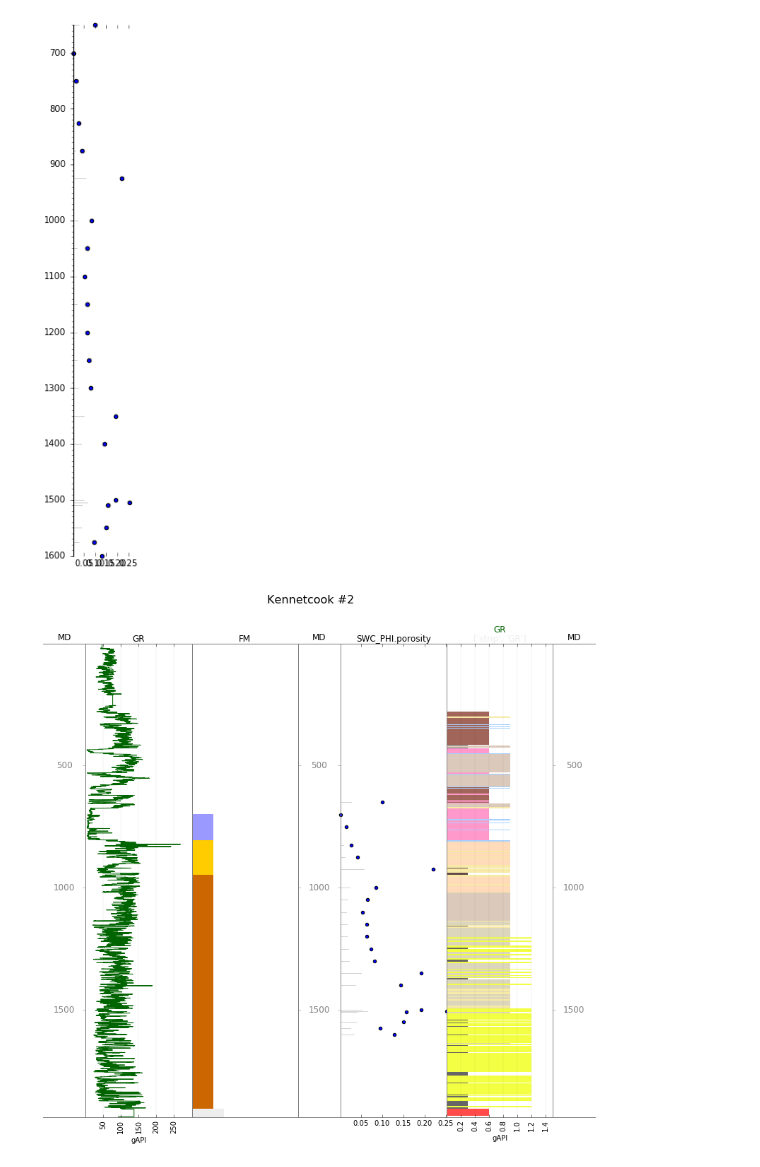
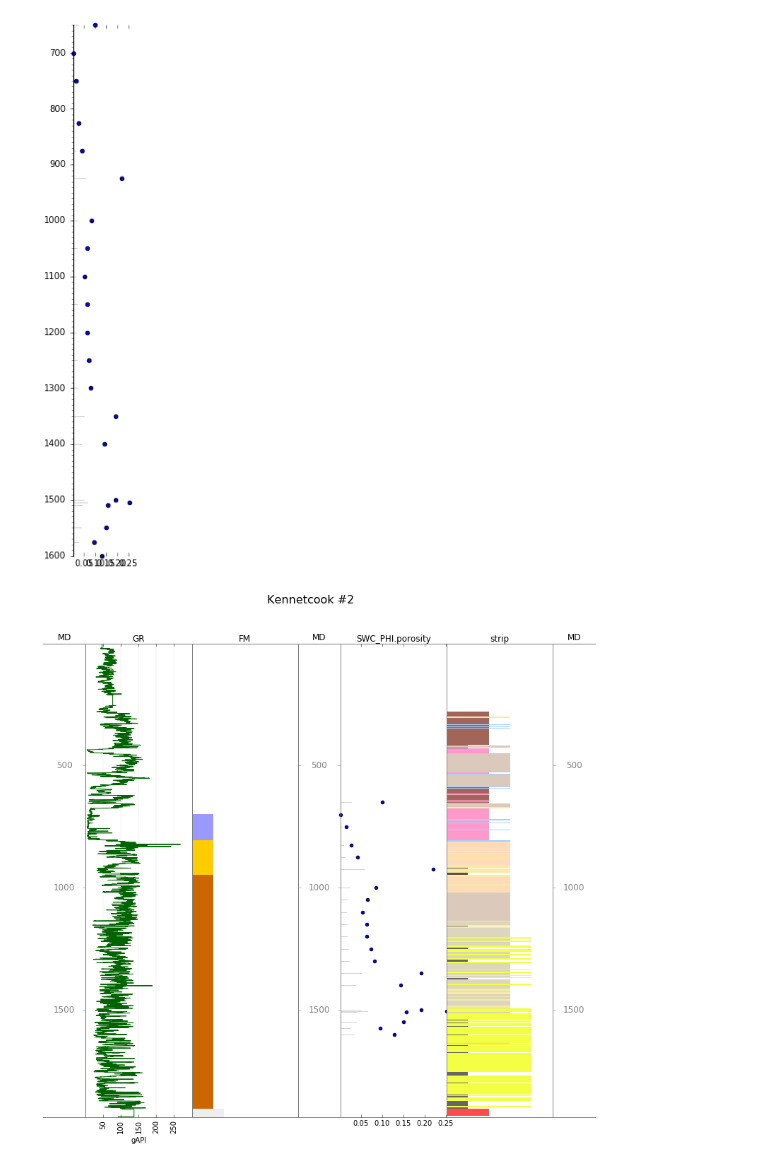
Before and after one commit to EvanBianco/recipes, a Jupyter notebook: Composite plot of logs striplogs and point data.ipynb, the cells around one changed output. Saved outputs shown, nothing was run; the diff lists cells and outputs as text; code cells hidden in the pictures.

```diff
--- a/Composite plot of logs striplogs and point data.ipynb
+++ b/Composite plot of logs striplogs and point data.ipynb
@@ -38,7 +15,9 @@ data_csv = """top, density, porosity, remarks
+# %%
+data_csv = "data/data_csv.txt"
 # %% [markdown]
 You must specify `points=True` otherwise Striplog will 'fill in' and create the bases for you, based on the next top.
 # %%
-swc_data = Striplog.from_csv_text(data_csv, points=True)
+swc_data = Striplog.from_csv(data_csv, points=True)
 # %% [markdown]
 When we pass this 'striplog' into `welly.plot()`, it gets treated as a set of points.
 # %%
@@ -156,7 +128,7 @@ well.data['SWC_PHI'].plot(field='porosity', aspect=6)
 # %% [output]
 [figure]
 # %%
-tracks = ['MD','GR','FM','MD','SWC_PHI.porosity',['strip','GR'],'MD']
+tracks = ['MD','GR','FM','MD','SWC_PHI.porosity','strip','MD']
 well.plot(tracks=tracks, legend=complete_legend)
 # %% [output]
-[figure, old version]
+[figure, new version]
```
Also changed, not shown: parts of 4 cells of this notebook.
